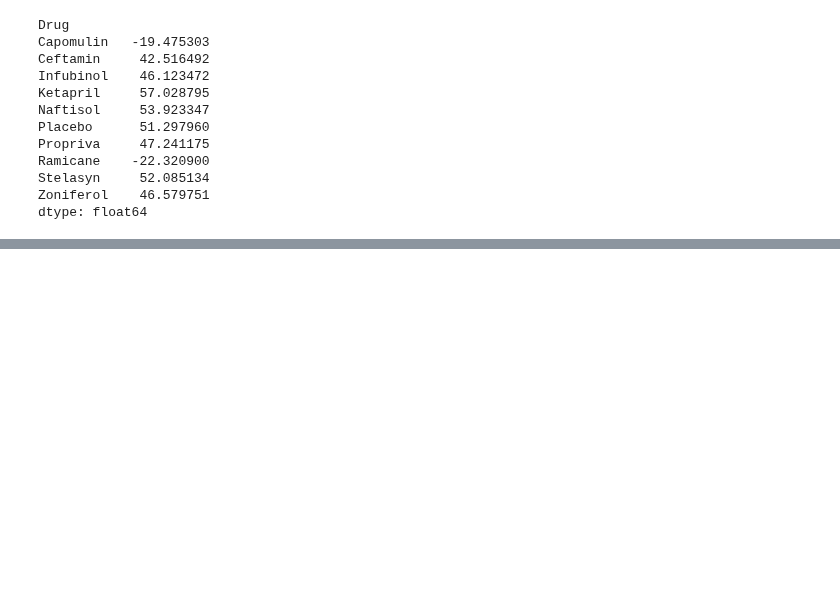
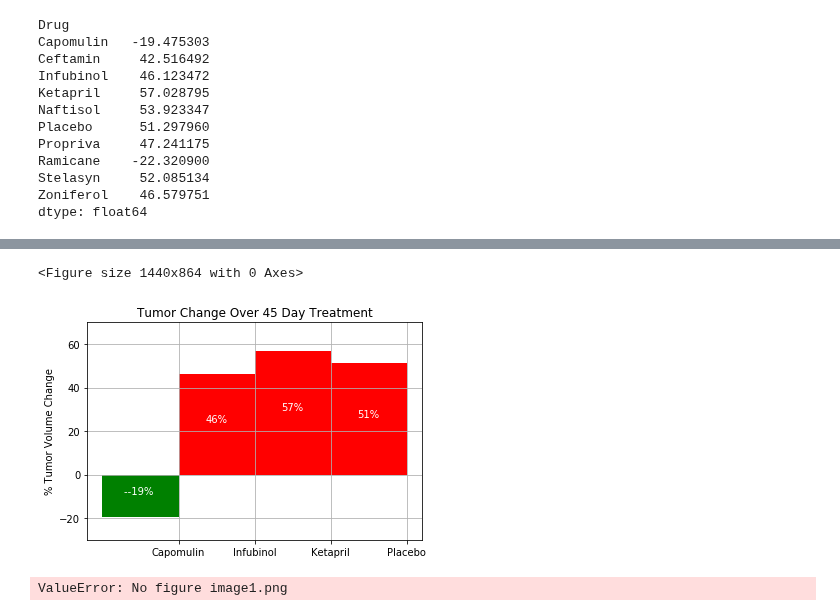
Before and after one commit to NaremanD/matplotlib-challenge, a Jupyter notebook: Pymaceuticals/pymaceuticals_starter.ipynb, the cells around one changed output, grey strips where cells are left out. Cells and saved outputs as stored; diff of their text form; code cells hidden in the pictures; blank space fills up the shorter version.

```diff
--- a/Pymaceuticals/pymaceuticals_starter.ipynb
+++ b/Pymaceuticals/pymaceuticals_starter.ipynb
@@ -418,0 +336,56 @@ plt.show()
+# %%
+
+# Store all Relevant Percent Changes into a Tuple
+pct_changes = (percernt_chg['Capomulin'],
+               percernt_chg['Infubinol'],
+               percernt_chg['Ketapril'],
+               percernt_chg['Placebo'])
+# Splice the data between passing and failing drugs
+plt.figure(figsize=(20,12))
+fig, ax = plt.subplots()
+x_axis = np.arange(len(pct_changes ))
+width = 1
+rectsPass = ax.bar(x_axis[0],pct_changes [0], width, color='green')
+rectsFail = ax.bar(x_axis[1:], pct_changes [1:], width, color='red')
+
+# Orient widths. Add labels, tick marks, etc.
+
+ax.set_ylabel('% Tumor Volume Change')
+ax.set_title('Tumor Change Over 45 Day Treatment')
+ax.set_xticks(x_axis + 0.5)
+ax.set_xticklabels(('Capomulin', 'Infubinol', 'Ketapril', 'Placebo'))
+ax.set_ylim([-30,70])
+ax.grid(True)
+# Use functions to label the percentages of changes
+def autolabelFail(rects):
+    for rect in rects:
+        height = rect.get_height()
+        label_position = height/2
+        ax.text(rect.get_x() + rect.get_width()/2.,label_position,
+                '%d%%' % int(height),
+                ha='center', va='bottom', color="white")
+def autolabelPass(rects):
+    for rect in rects:
+        height = rect.get_height()
+        label_position = height/2
+        ax.text(rect.get_x() + rect.get_width()/2.,label_position,
+                '-%d%% ' % int(height),
+                ha='center', va='bottom', color="white")
+# Call functions to implement the function calls
+autolabelPass(rectsPass)
+autolabelFail(rectsFail)
+# Save the Figure
+plt.savefig("imge4.png")
+
+
+# Show the Figure
+plt.show()
+# %% [output]
+<Figure size 1440x864 with 0 Axes>
+[figure, added]
+# %%
+with PdfPages('multipage_pdf.pdf') as pdf:
+    pdf.savefig('image1.png')  # saves the current figure into a pdf page
+    plt.close()
+# %% [output]
+ValueError: No figure image1.png
```
Also changed, not shown: parts of 7 cells of this notebook, 7 other files.
